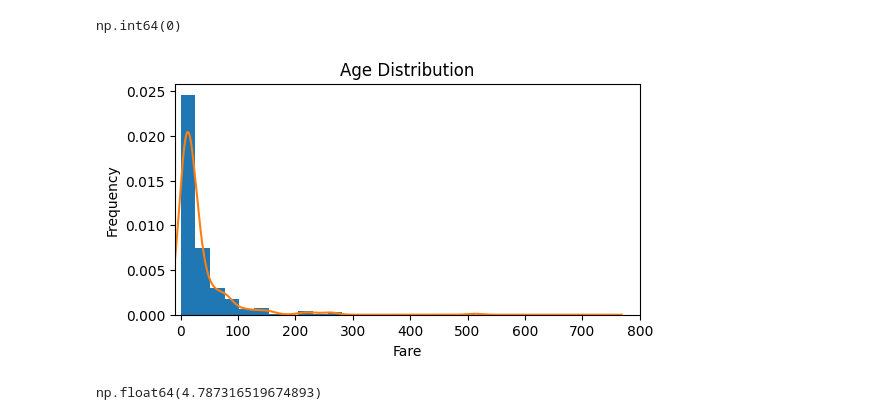
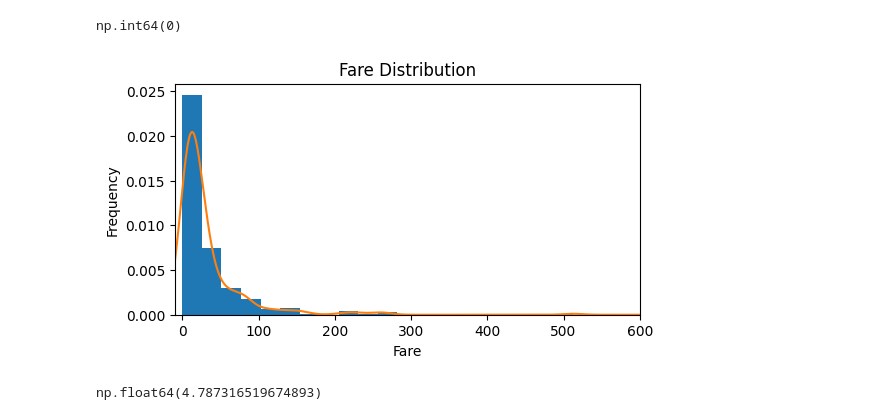
Before and after one commit to lalit7886/DataScience, a Jupyter notebook: EDA/titanice.ipynb, the cells around one changed output. Cells and saved outputs as stored; diff of their text form; code cells hidden in the pictures.

```diff
--- a/EDA/titanice.ipynb
+++ b/EDA/titanice.ipynb
@@ -70,14 +70,14 @@ np.int64(0)
 # %%
 plt.figure(figsize=(6,3))
 df["Fare"].plot(kind="hist",bins=20,density=True)
 df["Fare"].plot(kind="kde")
 plt.xlabel("Fare")
 plt.ylabel("Frequency")
-plt.title("Age Distribution")
-plt.xlim((-10,800))
+plt.title("Fare Distribution")
+plt.xlim((-10,600))
 plt.show()
 # %% [output]
-[figure, old version]
+[figure, new version]
 # %%
 df["Fare"].skew()
 # %% [output]
```
Also changed, not shown: parts of 15 cells of this notebook, 2 other files.
